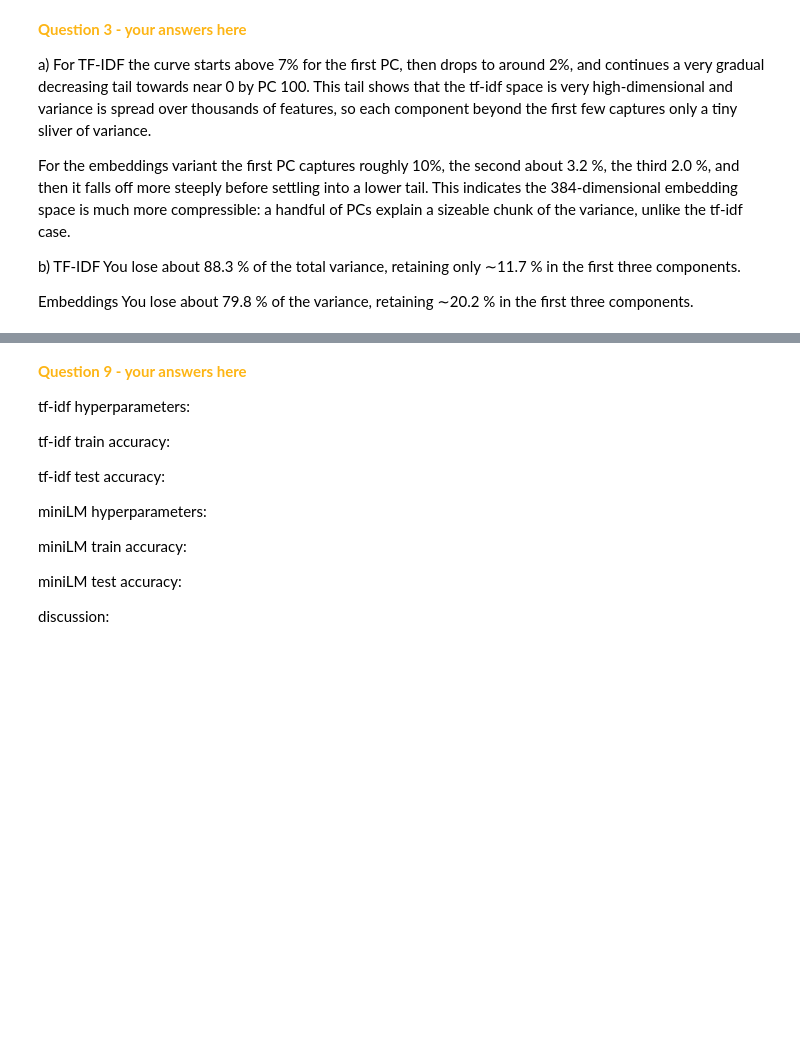
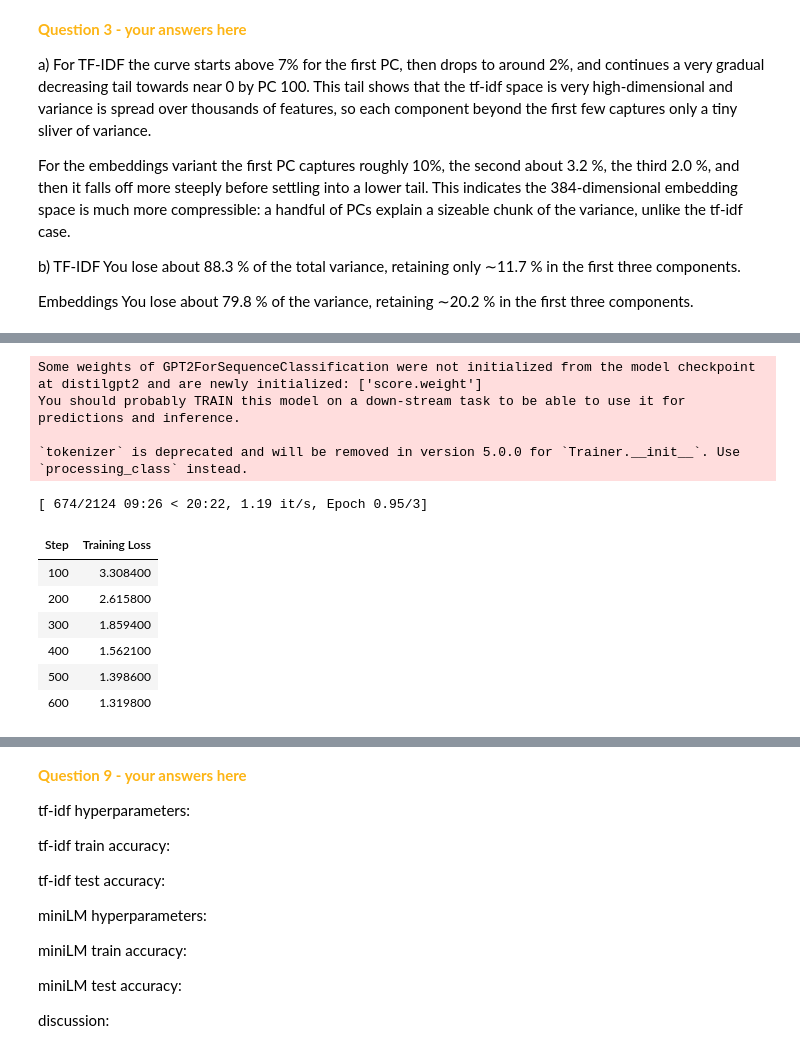
Before and after one commit to emilklo/amlberkeley, a Jupyter notebook: PS7/INFO251_S25_PS7.ipynb, the cells around one changed output, grey strips where cells are left out. Cells and saved outputs as stored; diff of their text form; code cells hidden in the pictures; blank space fills up the shorter version.

```diff
--- a/PS7/INFO251_S25_PS7.ipynb
+++ b/PS7/INFO251_S25_PS7.ipynb
@@ -463,0 +537,42 @@ trainer.train()
+# %%
+# instantiate the model
+
+# hint: pass in pad_token_id=tokenizer.pad_token_id
+model = AutoModelForSequenceClassification.from_pretrained(
+    base_model,
+    num_labels=20,
+    pad_token_id=tokenizer.pad_token_id
+)
+
+# hyperparameters
+args = TrainingArguments(
+    output_dir="./ft-distilgpt2",
+    num_train_epochs=3,
+    per_device_train_batch_size=16,
+    per_device_eval_batch_size=16,
+    learning_rate=2e-5,
+    weight_decay=0.01,
+    save_strategy="no",
+    logging_steps=100,
+    report_to="none",
+    load_best_model_at_end=True
+)
+
+def compute_metrics(eval_pred):
+    logits, labels = eval_pred
+    preds = np.argmax(logits, axis=-1)
+    return {"accuracy": accuracy_score(labels, preds)}
+
+trainer = Trainer(
+    model=model,
+    args=args,
+    train_dataset=trn_dataset,
+    eval_dataset=val_dataset,
+    tokenizer=tokenizer,
+    compute_metrics=compute_metrics
+)
+
+trainer.train()
+metrics = trainer.evaluate()
+print(f"Validation accuracy: {metrics['eval_accuracy']:.2%}")
+# %% [output]
@@ -463,0 +581,12 @@ trainer.train()
+Some weights of GPT2ForSequenceClassification were not initialized from the model checkpoint at distilgpt2 and are newly initialized: ['score.weight']
+You should probably TRAIN this model on a down-stream task to be able to use it for predictions and inference.
+
+`tokenizer` is deprecated and will be removed in version 5.0.0 for `Trainer.__init__`. Use `processing_class` instead.
+[ 674/2124 09:26 < 20:22, 1.19 it/s, Epoch 0.95/3]
+| Step | Training Loss |
+| 100 | 3.308400 |
+| 200 | 2.615800 |
+| 300 | 1.859400 |
+| 400 | 1.562100 |
+| 500 | 1.398600 |
+| 600 | 1.319800 |
```
Also changed, not shown: parts of 21 cells of this notebook.
